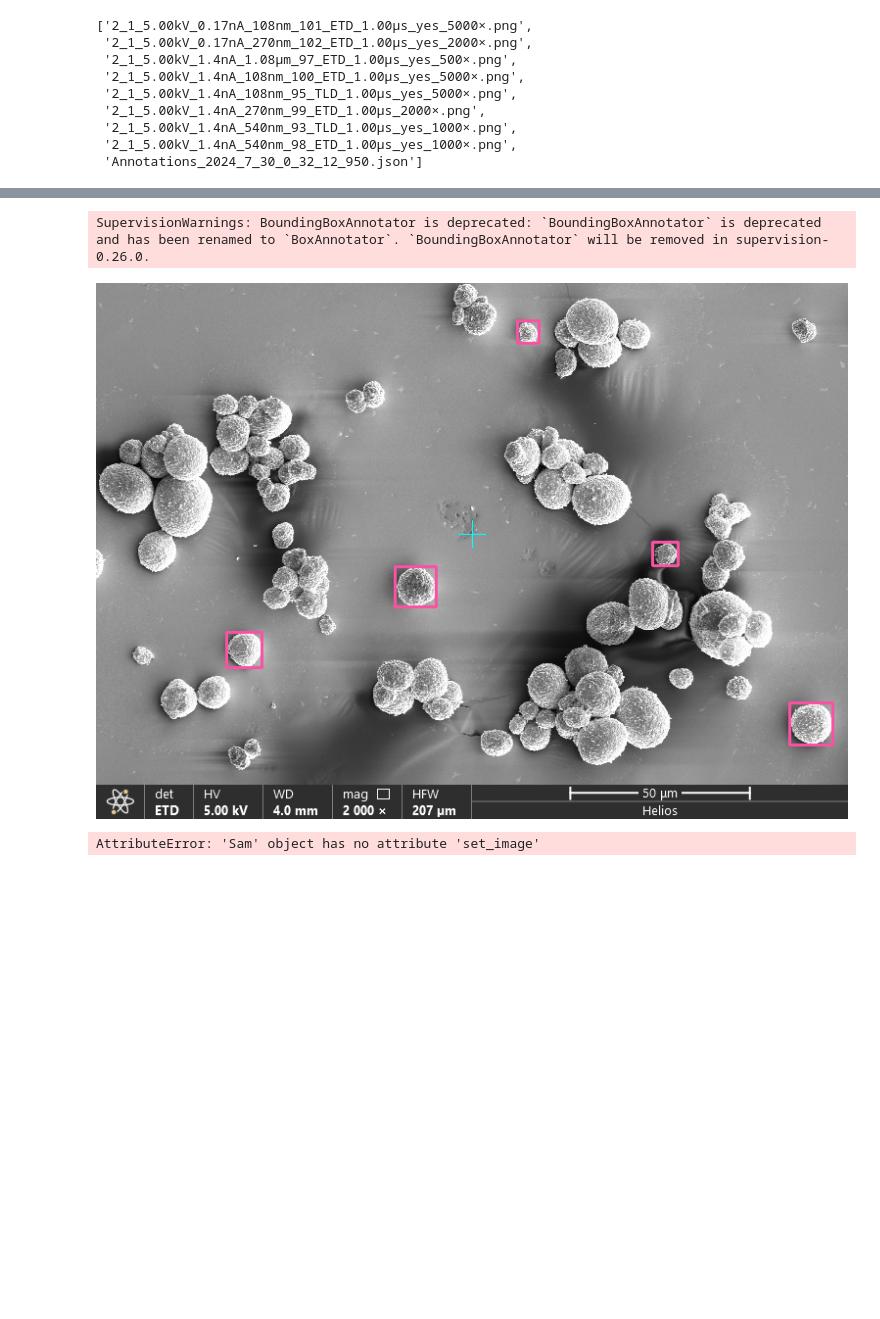
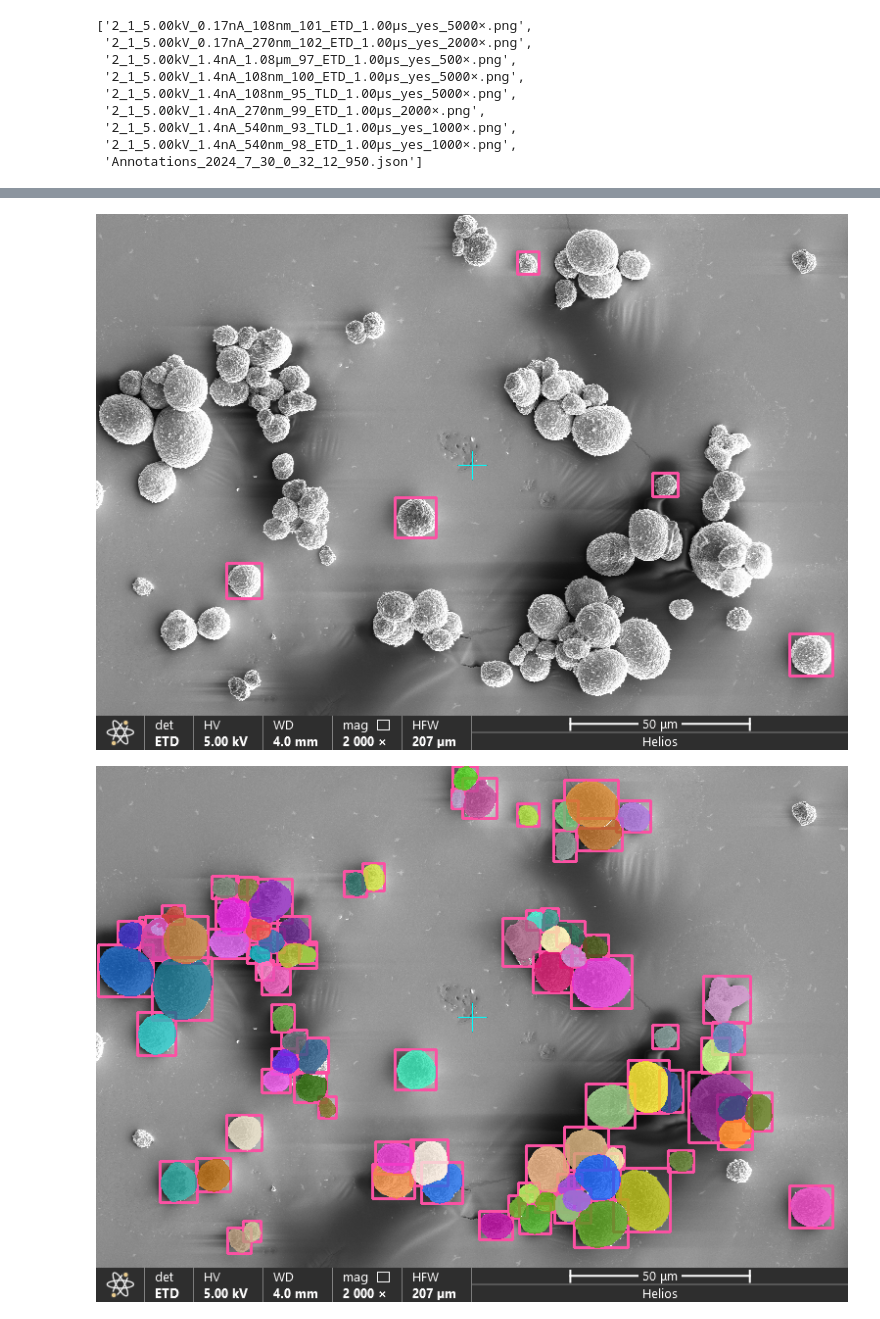
Before and after one commit to JingliCheng/Grounded-SEM, a Jupyter notebook: 1.ipynb, the cells around one changed output, grey strips where cells are left out. Cells and saved outputs as stored; diff of their text form; code cells hidden in the pictures; blank space fills up the shorter version.

```diff
--- a/1.ipynb
+++ b/1.ipynb
@@ -173,7 +173,7 @@ def annotate_bbox_coco(image_source, boxes):
     detections = sv.Detections(xyxy=xyxy)
     detections.class_id = torch.zeros(len(boxes)).int()
 
-    box_annotator = sv.BoundingBoxAnnotator()
+    box_annotator = sv.BoxAnnotator()
     annotated_frame = cv2.cvtColor(image_source, cv2.COLOR_RGB2BGR)
     # return detections
     annotated_frame = box_annotator.annotate(scene=annotated_frame, detections=detections)
@@ -317,13 +317,17 @@ ann_of_whole_particle = intersect_annotations(annotations_no_overlap, annotation
 annotated_frame = annotate_bbox_coco(image_source, [object['bbox'] for object in ann_of_whole_particle[1]])
 Image.fromarray(annotated_frame)
 # %% [output]
-SupervisionWarnings: BoundingBoxAnnotator is deprecated: `BoundingBoxAnnotator` is deprecated and has been renamed to `BoxAnnotator`. `BoundingBoxAnnotator` will be removed in supervision-0.26.0.
 [figure]
-# %%
-segmented_frame_masks = trexm.segment(image_source, bbox_dict[image_id])
-# %% [output]
-AttributeError: 'Sam' object has no attribute 'set_image'
 # %%
+# annotated_frame = annotate_bbox_coco(image_source, [object['bbox'] for object in ann_of_whole_particle[1]])
+
+
+#SAM
+segmented_frame_masks = trexm.sam_segment(image_source, bbox_dict[image_id])
+
+annotated_frame = annotate_bbox_coco(image_source, bbox_dict[image_id])
 for mask in segmented_frame_masks:
     annotated_frame = draw_mask(mask[0], annotated_frame)
-Image.fromarray(annotated_frame).show()
+Image.fromarray(annotated_frame)
+# %% [output]
+[figure, added]
```
Also changed, not shown: parts of 19 cells of this notebook, 2 other files.
